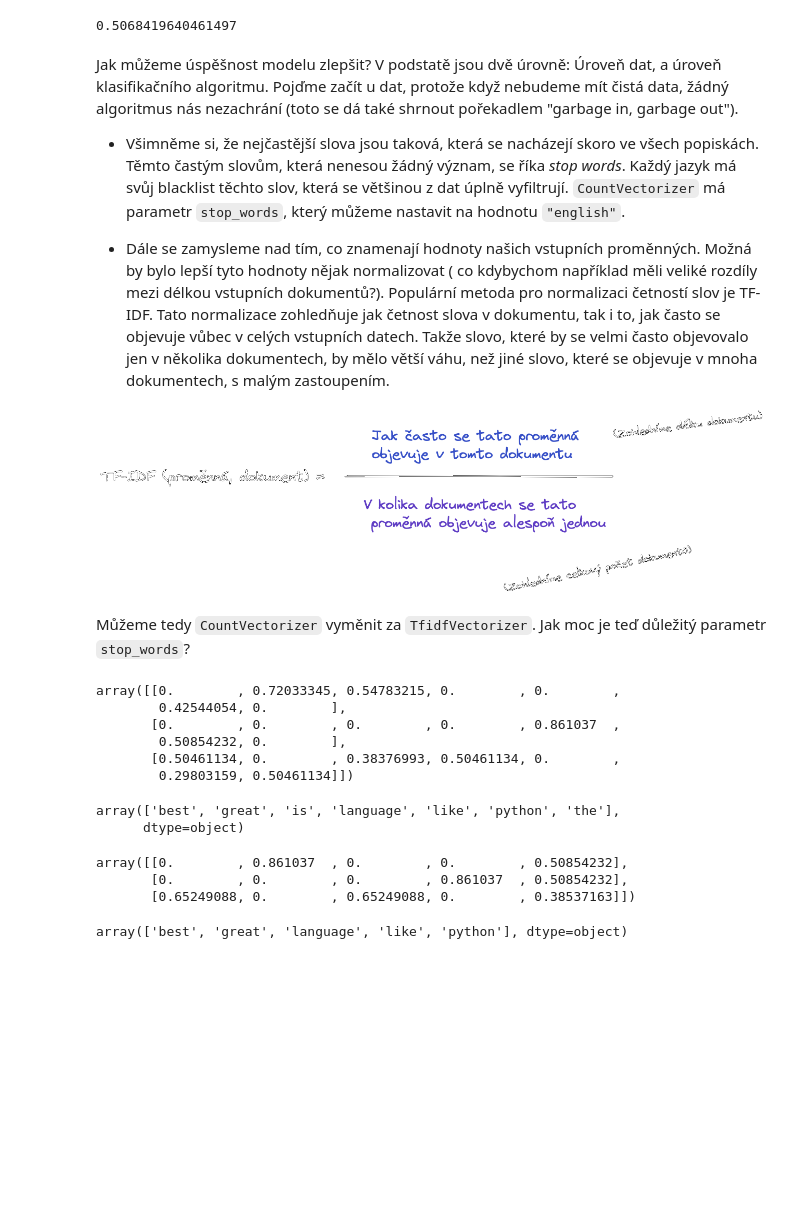
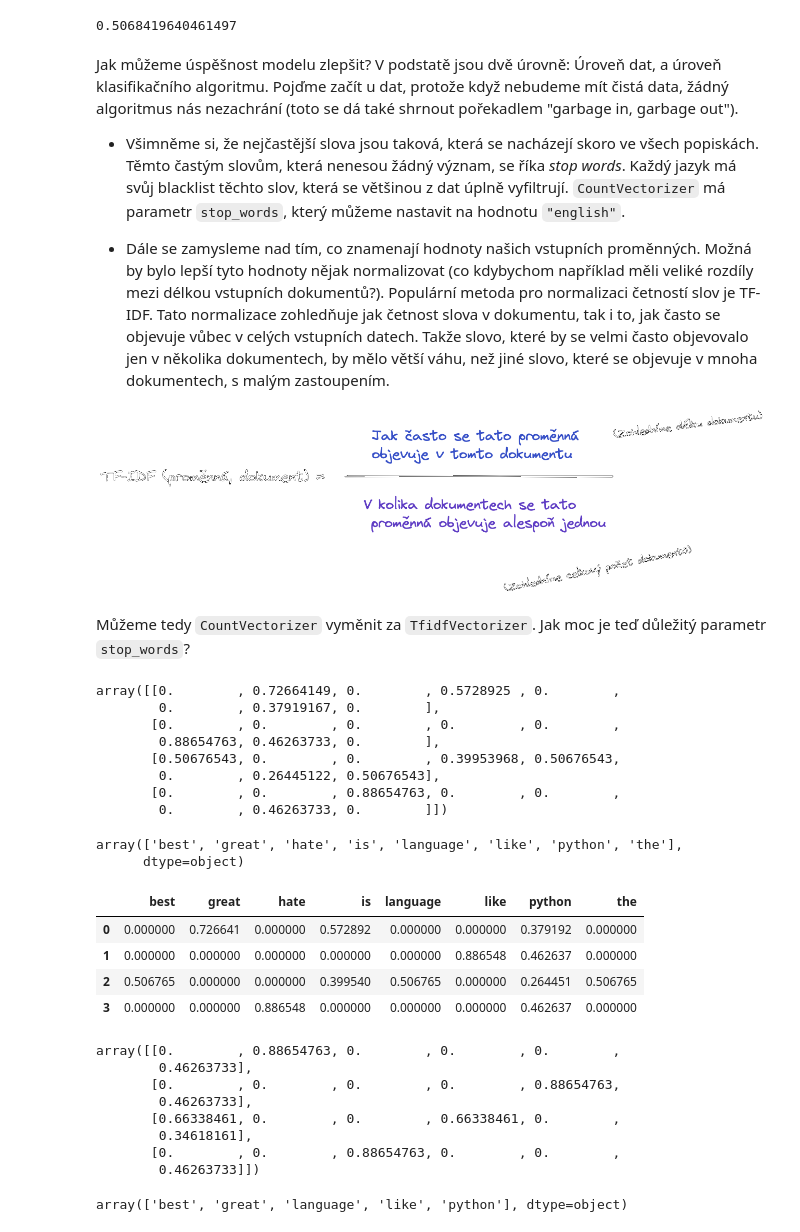
Before and after one commit to pesikj/PythonProDataScience, a Jupyter notebook: 12/lekce.ipynb, the cells around one changed output. Drawn from its saved outputs; the diff is of its cells as text; code cells hidden in the pictures; blank space fills up the shorter version.

```diff
--- a/12/lekce.ipynb
+++ b/12/lekce.ipynb
@@ -115,43 +153,58 @@ accuracy_score(y_test, y_pred)
 0.5068419640461497
 # %% [markdown]
 Jak můžeme úspěšnost modelu zlepšit? V podstatě jsou dvě úrovně: Úroveň dat, a úroveň klasifikačního algoritmu. Pojďme začít u dat, protože když nebudeme mít čistá data, žádný algoritmus nás nezachrání (toto se dá také shrnout pořekadlem "garbage in, garbage out").
+
 - Všimněme si, že nejčastější slova jsou taková, která se nacházejí skoro ve všech popiskách. Těmto častým slovům, která nenesou žádný význam, se říka _stop words_. Každý jazyk má svůj blacklist těchto slov, která se většinou z dat úplně vyfiltrují. `CountVectorizer` má parametr `stop_words`, který můžeme nastavit na hodnotu `"english"`.
 
-- Dále se zamysleme nad tím, co znamenají hodnoty našich vstupních proměnných. Možná by bylo lepší tyto hodnoty nějak normalizovat ( co kdybychom například měli veliké rozdíly mezi délkou vstupních dokumentů?). Populární metoda pro normalizaci četností slov je TF-IDF. Tato normalizace zohledňuje jak četnost slova v dokumentu, tak i to, jak často se objevuje vůbec v celých vstupních datech. Takže slovo, které by se velmi často objevovalo jen v několika dokumentech, by mělo větší váhu, než jiné slovo, které se objevuje v mnoha dokumentech, s malým zastoupením.
+- Dále se zamysleme nad tím, co znamenají hodnoty našich vstupních proměnných. Možná by bylo lepší tyto hodnoty nějak normalizovat (co kdybychom například měli veliké rozdíly mezi délkou vstupních dokumentů?). Populární metoda pro normalizaci četností slov je TF-IDF. Tato normalizace zohledňuje jak četnost slova v dokumentu, tak i to, jak často se objevuje vůbec v celých vstupních datech. Takže slovo, které by se velmi často objevovalo jen v několika dokumentech, by mělo větší váhu, než jiné slovo, které se objevuje v mnoha dokumentech, s malým zastoupením.
 
 ![tf-idf.png](attachment:tf-idf.png)
 
 Můžeme tedy `CountVectorizer` vyměnit za `TfidfVectorizer`. Jak moc je teď důležitý parametr `stop_words`?
 # %%
-X = ["Python is great", "I like Python", "Python is the best language"]
+X = ["Python is great", "I like Python", "Python is the best language", "I hate Python"]
 vec = TfidfVectorizer()
 X = vec.fit_transform(X)
-X.toarray()
+X = X.toarray()
+X
 # %% [output]
-array([[0.        , 0.72033345, 0.54783215, 0.        , 0.        ,
-        0.42544054, 0.        ],
-       [0.        , 0.        , 0.        , 0.        , 0.861037  ,
-        0.50854232, 0.        ],
-       [0.50461134, 0.        , 0.38376993, 0.50461134, 0.        ,
-        0.29803159, 0.50461134]])
+array([[0.        , 0.72664149, 0.        , 0.5728925 , 0.        ,
+        0.        , 0.37919167, 0.        ],
+       [0.        , 0.        , 0.        , 0.        , 0.        ,
+        0.88654763, 0.46263733, 0.        ],
+       [0.50676543, 0.        , 0.        , 0.39953968, 0.50676543,
+        0.        , 0.26445122, 0.50676543],
+       [0.        , 0.        , 0.88654763, 0.        , 0.        ,
+        0.        , 0.46263733, 0.        ]])
 # %%
 vec.get_feature_names_out()
 # %% [output]
-array(['best', 'great', 'is', 'language', 'like', 'python', 'the'],
+array(['best', 'great', 'hate', 'is', 'language', 'like', 'python', 'the'],
       dtype=object)
+# %%
+df = pandas.DataFrame(X, columns=vec.get_feature_names_out())
+df
+# %% [output]
+|  | best | great | hate | is | language | like | python | the |
+| 0 | 0.000000 | 0.726641 | 0.000000 | 0.572892 | 0.000000 | 0.000000 | 0.379192 | 0.000000 |
+| 1 | 0.000000 | 0.000000 | 0.000000 | 0.000000 | 0.000000 | 0.886548 | 0.462637 | 0.000000 |
+| 2 | 0.506765 | 0.000000 | 0.000000 | 0.399540 | 0.506765 | 0.000000 | 0.264451 | 0.506765 |
+| 3 | 0.000000 | 0.000000 | 0.886548 | 0.000000 | 0.000000 | 0.000000 | 0.462637 | 0.000000 |
 # %%
-X = [
-    "Python is great",
-    "I like Python",
-    "Python is the best language"
-    ]
+X = ["Python is great", "I like Python", "Python is the best language", "I hate Python"]
 vec = TfidfVectorizer(stop_words="english")
 X = vec.fit_transform(X)
-X.toarray()
+X = X.toarray()
+X
 # %% [output]
-array([[0.        , 0.861037  , 0.        , 0.        , 0.50854232],
-       [0.        , 0.        , 0.        , 0.861037  , 0.50854232],
-       [0.65249088, 0.        , 0.65249088, 0.        , 0.38537163]])
+array([[0.        , 0.88654763, 0.        , 0.        , 0.        ,
+        0.46263733],
+       [0.        , 0.        , 0.        , 0.        , 0.88654763,
+        0.46263733],
+       [0.66338461, 0.        , 0.        , 0.66338461, 0.        ,
+        0.34618161],
+       [0.        , 0.        , 0.88654763, 0.        , 0.        ,
+        0.46263733]])
 # %%
 vec.get_feature_names_out()
 # %% [output]
```
Also changed, not shown: parts of 35 cells of this notebook, 1 other file.
